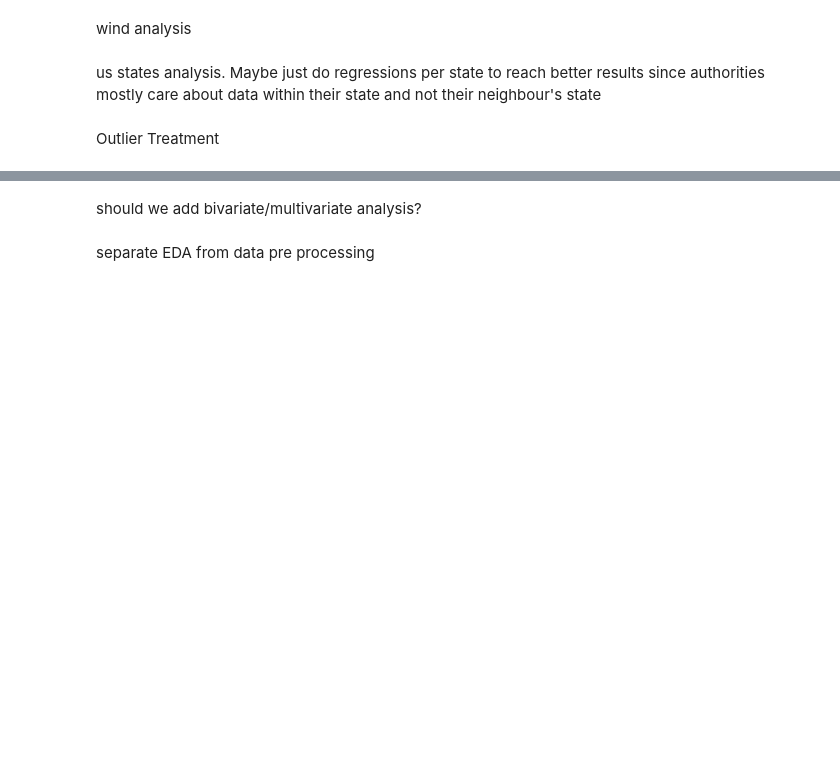
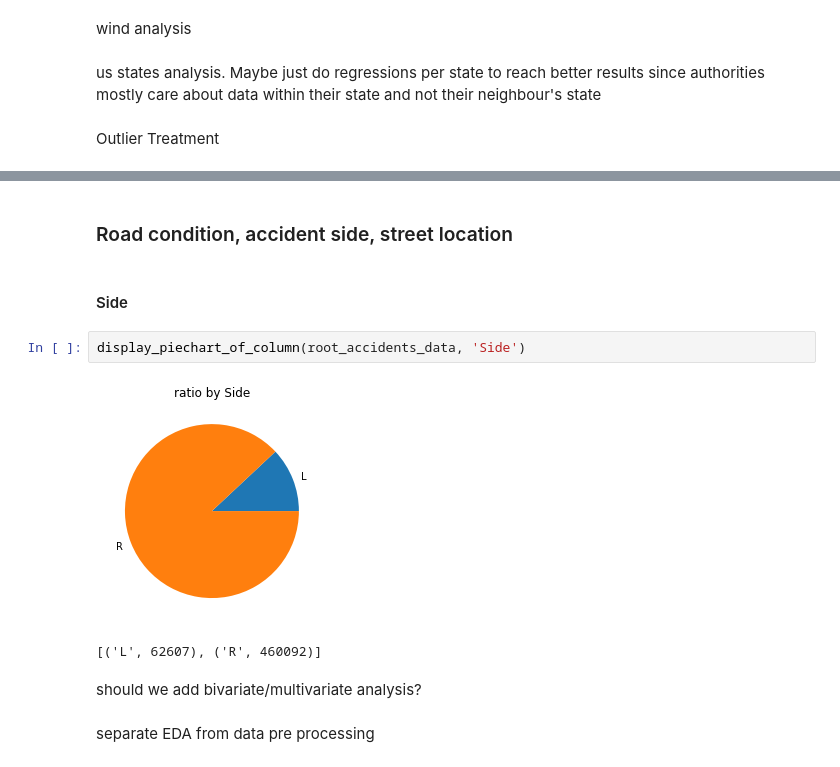
Before and after one commit to glebgalkin/SOEN471Winter, a Jupyter notebook: US Accidents technical analysis and regression.ipynb, the cells around one changed output, grey strips where cells are left out. Saved outputs shown, nothing was run; the diff lists cells and outputs as text; blank space fills up the shorter version.

```diff
--- a/US Accidents technical analysis and regression.ipynb
+++ b/US Accidents technical analysis and regression.ipynb
@@ -138,3 +141,12 @@ root_accidents_data = root_accidents_data.withColumn('hour_minutes', \
+# %% [markdown]
+### Road condition, accident side, street location
+# %% [markdown]
+#### Side
+# %%
+display_piechart_of_column(root_accidents_data, 'Side')
+# %% [output]
+[figure, added]
+[('L', 62607), ('R', 460092)]
 # %% [markdown]
 should we add bivariate/multivariate analysis?
 # %% [markdown]
```
Also changed, not shown: parts of 18 cells of this notebook, 1 other file.
